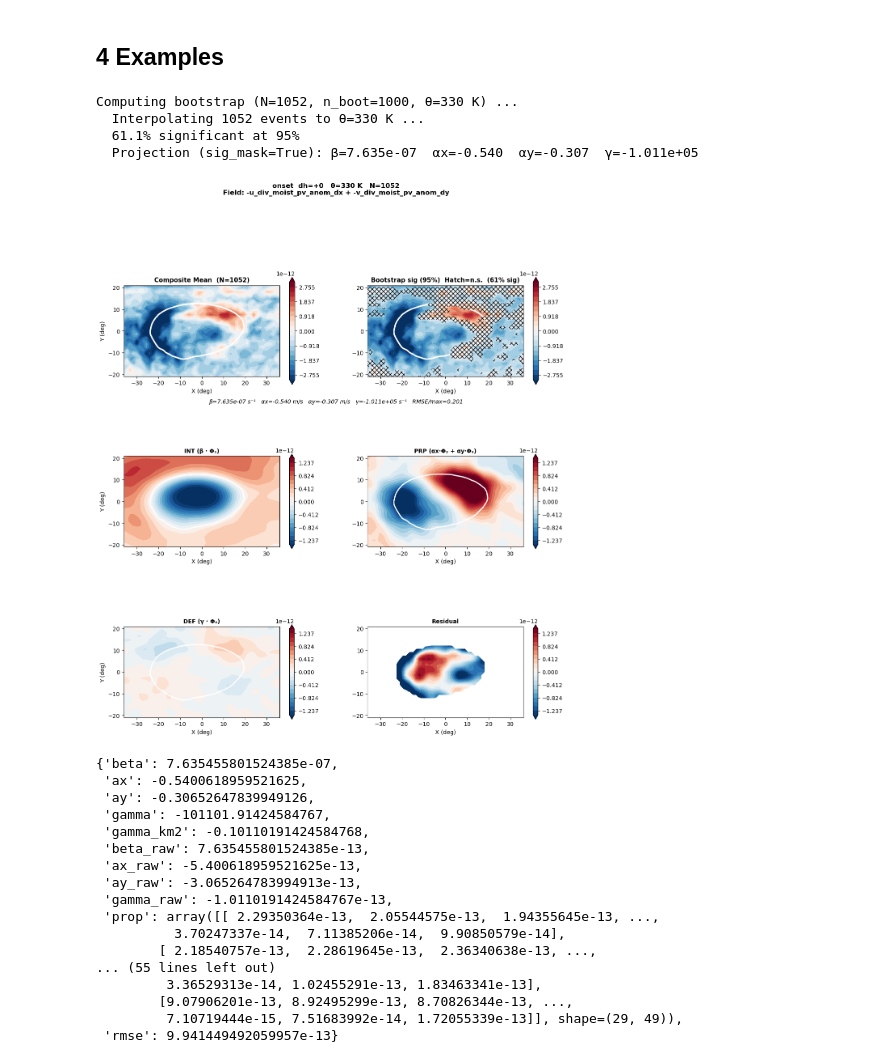
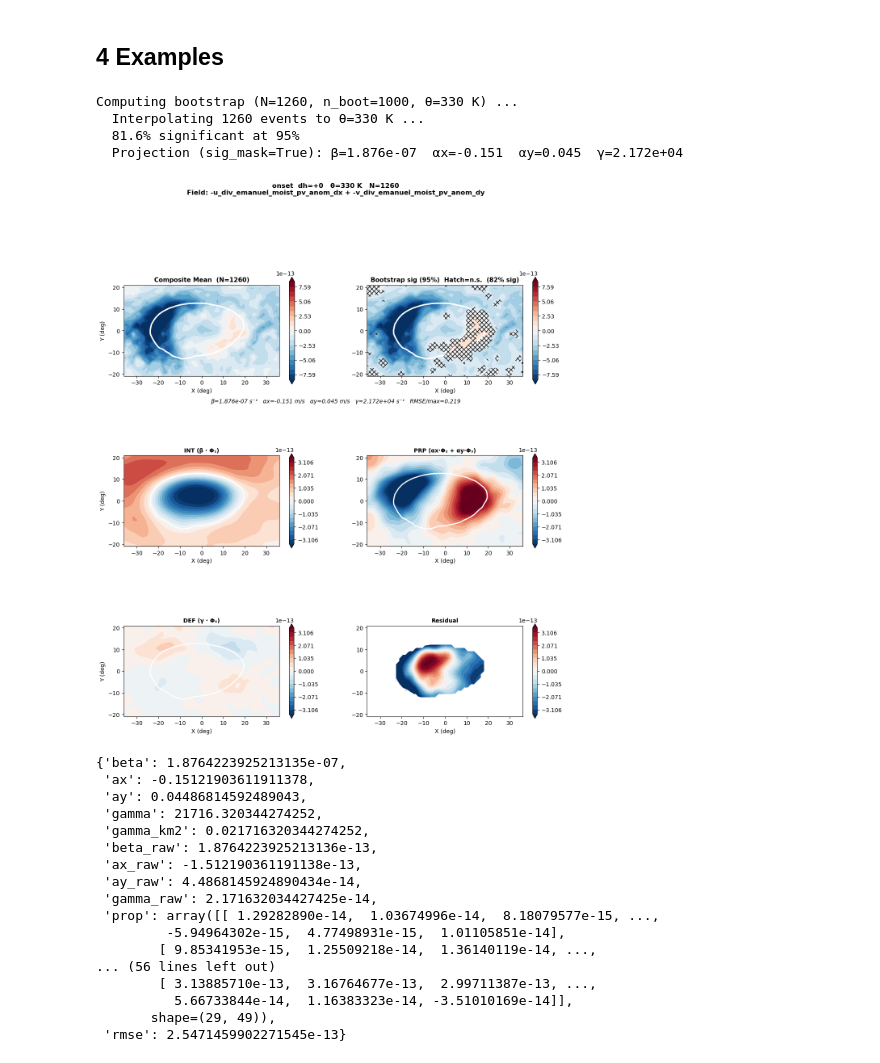
Before and after one commit to yanxingjianken/pvtend, a Jupyter notebook: examples/04i_single_var_isentropic_composite.ipynb, the cells around one changed output. Saved outputs shown, nothing was run; the diff lists cells and outputs as text; code cells hidden in the pictures.

```diff
--- a/examples/04i_single_var_isentropic_composite.ipynb
+++ b/examples/04i_single_var_isentropic_composite.ipynb
@@ -537,31 +537,31 @@ plot_var() defined.
 ## 4  Examples
 # %%
 # 6-panel: divergent outflow on 330 K with projection
-plot_var(["-u_div_moist_pv_anom_dx", "-v_div_moist_pv_anom_dy"],
+plot_var(["-u_div_emanuel_moist_pv_anom_dx", "-v_div_emanuel_moist_pv_anom_dy"],
          dh=0, theta_level=330, projection=True)
 # %% [output]
-Computing bootstrap (N=1052, n_boot=1000, θ=330 K) ...
-  Interpolating 1052 events to θ=330 K ...
-  61.1% significant at 95%
-  Projection (sig_mask=True): β=7.635e-07  αx=-0.540  αy=-0.307  γ=-1.011e+05
+Computing bootstrap (N=1260, n_boot=1000, θ=330 K) ...
+  Interpolating 1260 events to θ=330 K ...
+  81.6% significant at 95%
+  Projection (sig_mask=True): β=1.876e-07  αx=-0.151  αy=0.045  γ=2.172e+04
-[figure, old version]
+[figure, new version]
-{'beta': 7.635455801524385e-07,
- 'ax': -0.5400618959521625,
- 'ay': -0.30652647839949126,
- 'gamma': -101101.91424584767,
- 'gamma_km2': -0.10110191424584768,
- 'beta_raw': 7.635455801524385e-13,
- 'ax_raw': -5.400618959521625e-13,
- 'ay_raw': -3.065264783994913e-13,
- 'gamma_raw': -1.0110191424584767e-13,
- 'prop': array([[ 2.29350364e-13,  2.05544575e-13,  1.94355645e-13, ...,
-          3.70247337e-14,  7.11385206e-14,  9.90850579e-14],
-        [ 2.18540757e-13,  2.28619645e-13,  2.36340638e-13, ...,
-... (55 lines left out)
-         3.36529313e-14, 1.02455291e-13, 1.83463341e-13],
-        [9.07906201e-13, 8.92495299e-13, 8.70826344e-13, ...,
-         7.10719444e-15, 7.51683992e-14, 1.72055339e-13]], shape=(29, 49)),
- 'rmse': 9.941449492059957e-13}
+{'beta': 1.8764223925213135e-07,
+ 'ax': -0.15121903611911378,
+ 'ay': 0.04486814592489043,
+ 'gamma': 21716.320344274252,
+ 'gamma_km2': 0.021716320344274252,
+ 'beta_raw': 1.8764223925213136e-13,
+ 'ax_raw': -1.512190361191138e-13,
+ 'ay_raw': 4.4868145924890434e-14,
+ 'gamma_raw': 2.171632034427425e-14,
+ 'prop': array([[ 1.29282890e-14,  1.03674996e-14,  8.18079577e-15, ...,
+         -5.94964302e-15,  4.77498931e-15,  1.01105851e-14],
+        [ 9.85341953e-15,  1.25509218e-14,  1.36140119e-14, ...,
+... (56 lines left out)
+        [ 3.13885710e-13,  3.16764677e-13,  2.99711387e-13, ...,
+          5.66733844e-14,  1.16383323e-14, -3.51010169e-14]],
+       shape=(29, 49)),
+ 'rmse': 2.5471459902271545e-13}
 # %%
 # 6-panel: mean-wind advection on 330 K
 plot_var(["-u_bar_pv_anom_dx"], dh=0, theta_level=330, projection=True)
```
Also changed, not shown: parts of 7 cells of this notebook, 8 other files.
